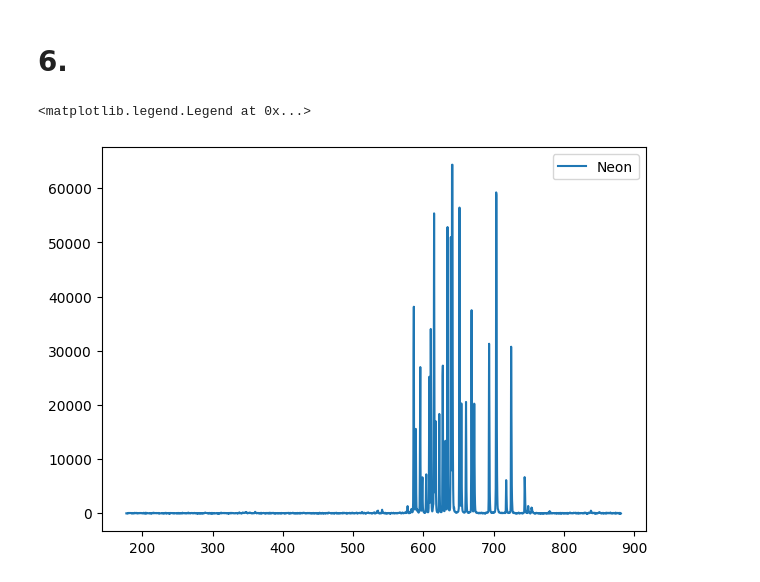
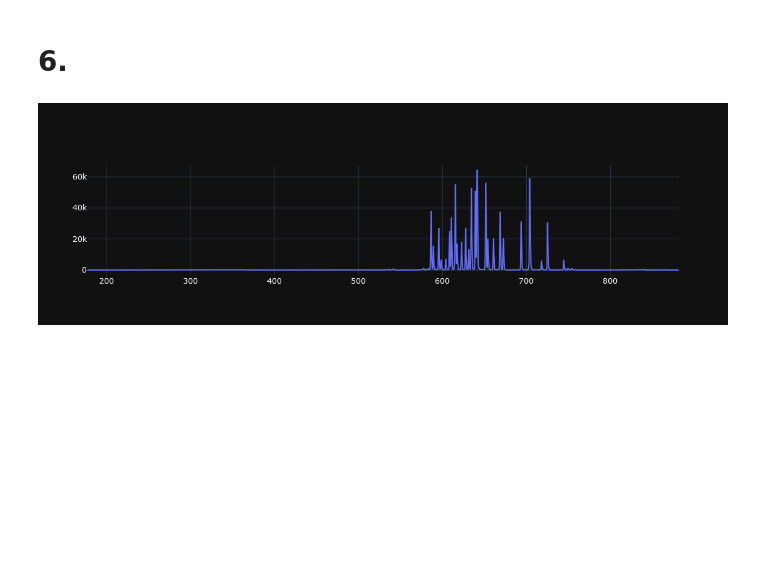
Before and after one commit to rainvm/College-Work, a Jupyter notebook: Physics/Physics 3/Homework/Hw5/comp/Spectra.ipynb, the cells around one changed output. Cells and saved outputs as stored; diff of their text form; code cells hidden in the pictures; blank space fills up the shorter version.

```diff
--- a/Physics/Physics 3/Homework/Hw5/comp/Spectra.ipynb
+++ b/Physics/Physics 3/Homework/Hw5/comp/Spectra.ipynb
@@ -22,10 +34,7 @@ ax.legend()
 # %% [markdown]
 # 6.
 # %%
-fig = plt.figure()
-ax = fig.add_axes([0.1,0.1,0.85,0.8])
-ax.plot(neon.Wavelength, neon.Intensity, label="Neon")
-ax.legend()
+fig = go.Figure(data=go.Scatter(x=neon.Wavelength, y=neon.Intensity, name=r'Neon'))
+fig.show()
 # %% [output]
-<matplotlib.legend.Legend at 0x...>
-[figure, old version]
+[figure, new version]
```
Also changed, not shown: parts of 4 cells of this notebook, 15 other files.
